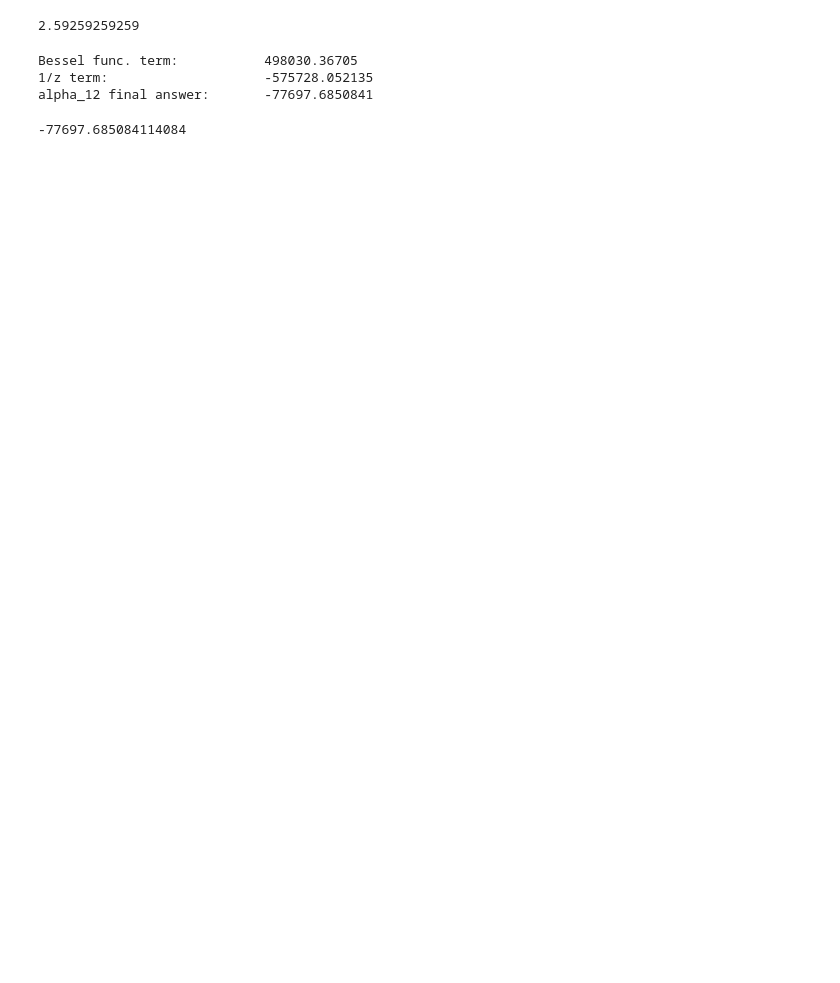
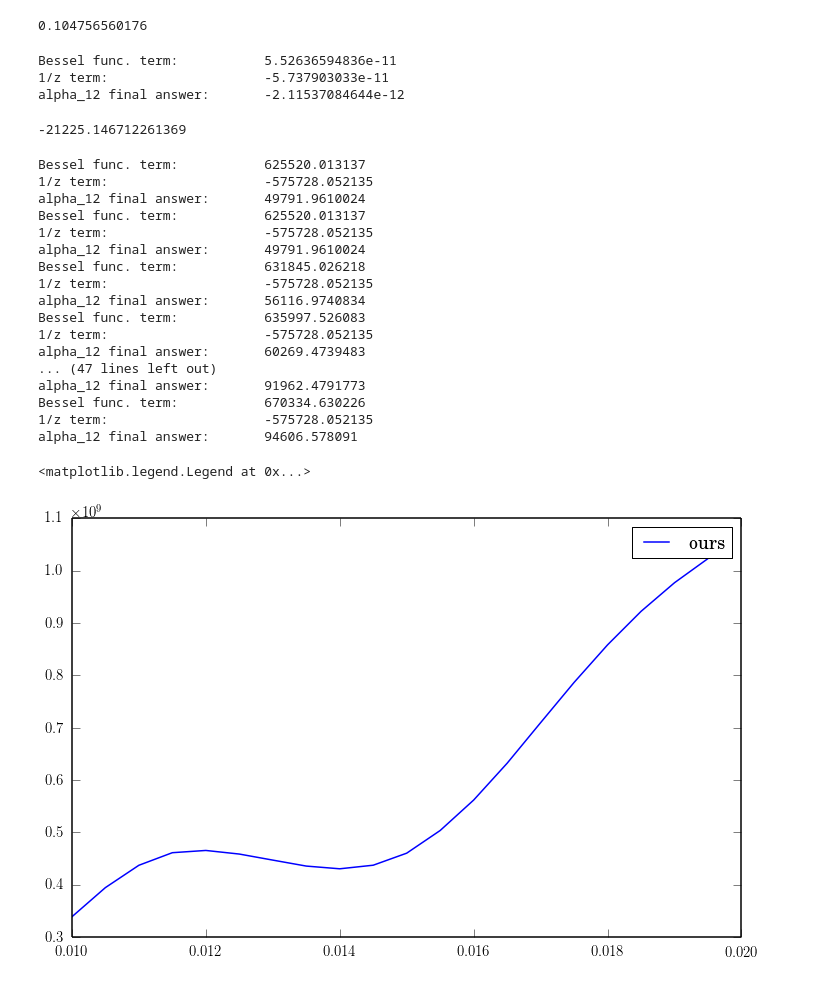
Before and after one commit to aapandy2/Spring_16, a Jupyter notebook: alpha12_algorithm_test.ipynb, the cells around one changed output. Cells and saved outputs as stored; diff of their text form; code cells hidden in the pictures; blank space fills up the shorter version.

Commit message:
updated alpha_12_algorithm_test.ipynb to take in nu and output the answer

```diff
--- a/alpha12_algorithm_test.ipynb
+++ b/alpha12_algorithm_test.ipynb
@@ -48,13 +48,13 @@ B       = 30.
 nu_c    = (e * B) / (2. * np.pi * m * c)
 omega_c = 2. * np.pi * nu_c
 
-nu    = 35. * nu_c
+nu    = 1. * nu_c
 omega = 2. * np.pi * nu
 
-nu_c_dexter = (3./2.) * theta_e**2. * nu_c #* np.sin(theta)
+nu_c_dexter = (3./2.) * theta_e**2. * nu_c * np.sin(theta)
 print nu / nu_c_dexter
 # %% [output]
-2.59259259259
+0.104756560176
 # %%
 #This is the term Df, equation 29 of alpha_12_calculation_outline
 def Df(gamma):
@@ -64,7 +64,7 @@ def Df(gamma):
     return ans
 
 #bessel function term integrand, without 1/sin(pi * a) term
-def integrand_nopoles(a, p_bar):
+def integrand_nopoles(a, p_bar, nu):
 
     #minimum value of a to keep p_perp real; equation 27
     a_min = (nu / nu_c) * (1. - np.cos(theta) * p_bar) / np.sqrt(1. - p_bar**2.)
@@ -85,7 +85,7 @@ def integrand_nopoles(a, p_bar):
     #this is gamma as a function of p_perp and p_parallel, equation 28
     gamma_check = np.sqrt((p_perp/(m * c))**2. + (p_parallel/(m * c))**2. + 1.)
 
-    #Omega, e09quation 8
+    #Omega, equation 8
     Omega = omega_c / gamma
 
     #z, equation 5
@@ -117,7 +117,7 @@ def integrand_nopoles(a, p_bar):
     return ans
 
 # 1/z term integrand
-def integrand_other_term(a, p_bar):
+def integrand_other_term(a, p_bar, nu):
     #minimum value of a to keep p_perp real; equation 27
     a_min = (nu / nu_c) * (1. - np.cos(theta) * p_bar) / np.sqrt(1. - p_bar**2.)
 
@@ -162,12 +162,12 @@ def integrand_other_term(a, p_bar):
     return ans
 
 # bessel function term integrand with 1/sin(pi * a) term
-def integrand_poles(a, p_bar):
-    ans = integrand_nopoles(a, p_bar) / np.sin(np.pi * a)
+def integrand_poles(a, p_bar, nu):
+    ans = integrand_nopoles(a, p_bar, nu) / np.sin(np.pi * a)
     return ans
 
 # minimum value of a allowed to keep p_perp real; equation 27
-def a_min(p_bar):
+def a_min(p_bar, nu):
     ans = (nu / nu_c) * (1. - np.cos(theta) * p_bar) / np.sqrt(1. - p_bar**2.)
     return ans
 # %%
@@ -251,14 +256,16 @@ def other_term_a_integrator(p_bar):
     return integral_ans[0]
 # %%
 #FINAL ANSWER (without constant prefactor)
-def final_ans():
+def final_ans(nu):
     order = 35
 
-    #prefactor = ((2. * np.pi * nu)**2. * c**2.) / (4. * np.pi) * e**2. * (2./nu)
-    prefactor = 1.
+    prefactor = ((2. * np.pi * nu)**2. * c**2.) / (4. * np.pi) * e**2. * (2./nu) * m
+    #prefactor = 1.
 
-    answer_bessel = np.vectorize(fixed_quad)(np.vectorize(a_integrator), -1., 1., n=order)
-    answer_invz   = np.vectorize(fixed_quad)(np.vectorize(other_term_a_integrator), -1., 1., n=order)
+    answer_bessel = np.vectorize(fixed_quad)(lambda p_bar: np.vectorize(a_integrator)(p_bar, nu),
+                                             -1., 1., n=order)
+    answer_invz   = np.vectorize(fixed_quad)(lambda p_bar: np.vectorize(other_term_a_integrator)(p_bar, nu),
+                                             -1., 1., n=order)
     final_answer  = answer_bessel[0] + answer_invz[0]
 
     print 'Bessel func. term:          ', prefactor * answer_bessel[0]
@@ -266,9 +273,9 @@ def final_ans():
     print 'alpha_12 final answer:      ', prefactor * final_answer
     return final_answer
 
-final_ans()
+final_ans(nu)
 # %% [output]
-Bessel func. term:           498030.36705
-1/z term:                    -575728.052135
-alpha_12 final answer:       -77697.6850841
+Bessel func. term:           5.52636594836e-11
+1/z term:                    -5.737903033e-11
+alpha_12 final answer:       -2.11537084644e-12
--77697.685084114084
+-21225.146712261369
@@ -275,2 +329,28 @@ alpha_12 final answer:       -77697.6850841
+# %%
+x = np.arange(0.01, 0.02, 0.0005)
+#pl.loglog(x, MJ_rho_V_dexter(x * nu_c, theta_e, theta), label='fit')
+pl.plot(x, (np.vectorize(final_ans)(x * nu_c_dexter)) / (x * nu_c)
+          / thermal_I_abs(x * nu_c_dexter, theta, B, n_e), label='ours')
+pl.legend()
+# %% [output]
+Bessel func. term:           625520.013137
+1/z term:                    -575728.052135
+alpha_12 final answer:       49791.9610024
+Bessel func. term:           625520.013137
+1/z term:                    -575728.052135
+alpha_12 final answer:       49791.9610024
+Bessel func. term:           631845.026218
+1/z term:                    -575728.052135
+alpha_12 final answer:       56116.9740834
+Bessel func. term:           635997.526083
+1/z term:                    -575728.052135
+alpha_12 final answer:       60269.4739483
+... (47 lines left out)
+alpha_12 final answer:       91962.4791773
+Bessel func. term:           670334.630226
+1/z term:                    -575728.052135
+alpha_12 final answer:       94606.578091
+<matplotlib.legend.Legend at 0x...>
+[figure, added]
 # %%
 #plots of the two terms integrated over a
```
Also changed, not shown: parts of 7 cells of this notebook.
